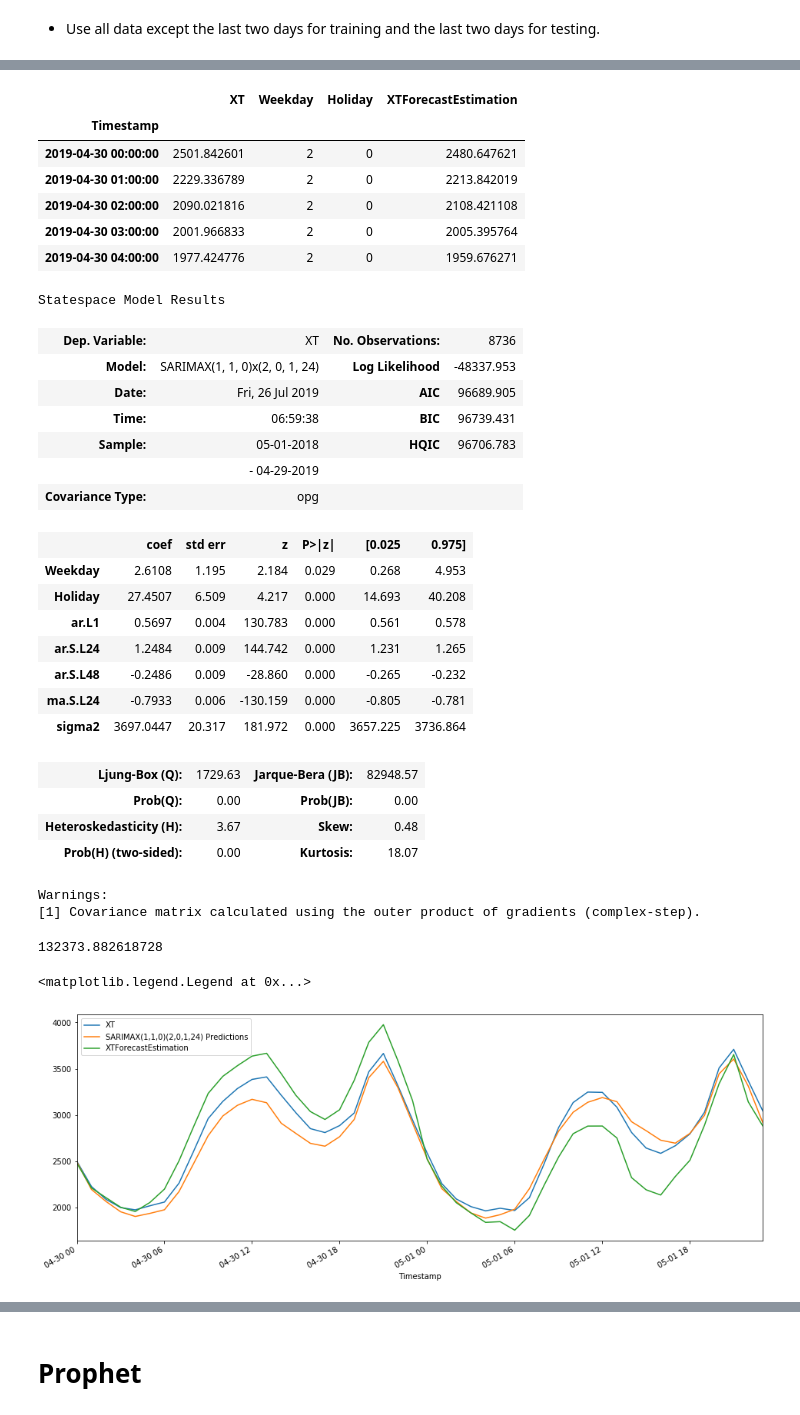
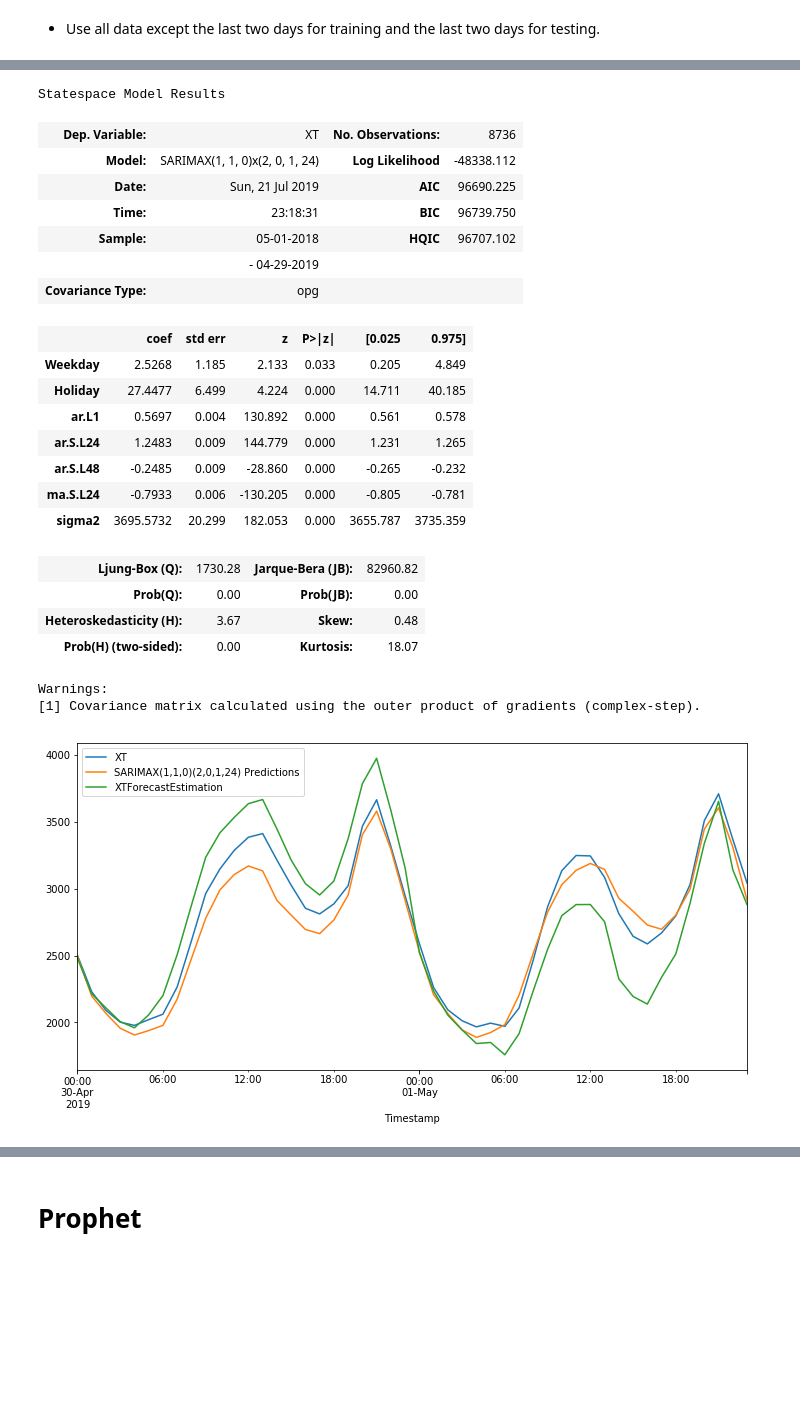
Before and after one commit to Darzan21/Electric-Load-Forecasting, a Jupyter notebook: LoadForecasting.ipynb, the cells around one changed output, grey strips where cells are left out. Drawn from its saved outputs; the diff is of its cells as text; code cells hidden in the pictures; blank space fills up the shorter version.

```diff
--- a/LoadForecasting.ipynb
+++ b/LoadForecasting.ipynb
@@ -110,10 +110,7 @@ forecast.head()
 5 rows × 35 columns
 # %%
 #data manipulation to create new dataframe
-forecast = forecast.iloc[:, 2:-6]
-prediction = pd.melt(forecast,
-                     id_vars=["Weekday", "Holiday", "Date"],
-                     var_name='Hour',
-                     value_name='ForecastTotalLoad')
+forecast2=forecast[['Weekday',  'Holiday','Date', 1,2,3,4,5,6,7,8,9,10,11,12,13,14,15,16,17,18,19,20,21,22,23,24]]
+prediction = pd.melt(forecast2, id_vars=["Weekday", "Holiday", "Date"])
 prediction.head(10)
 # %% [output]
@@ -142,3 +139,7 @@ prediction.tail(10)
 | 12381 | 3 | 0 | 2019-05-29 | 24 | 5111.0 |
 | 12382 | 4 | 0 | 2019-05-30 | 24 | 5185.0 |
 | 12383 | 5 | 0 | 2019-05-31 | 24 | 5105.0 |
+# %%
+#rename columns
+prediction.columns=[ 'Weekday', 'Holiday', 'Date', 'Hour', 'ForecastTotalLoad' ]
+prediction.head(10)
@@ -547,14 +542,3 @@ train.tail()
-# %%
-test = df1.iloc[-24*2:]
-test.head()
-# %% [output]
-|  | XT | Weekday | Holiday | XTForecastEstimation |
-| Timestamp |  |  |  |  |
-| 2019-04-30 00:00:00 | 2501.842601 | 2 | 0 | 2480.647621 |
-| 2019-04-30 01:00:00 | 2229.336789 | 2 | 0 | 2213.842019 |
-| 2019-04-30 02:00:00 | 2090.021816 | 2 | 0 | 2108.421108 |
-| 2019-04-30 03:00:00 | 2001.966833 | 2 | 0 | 2005.395764 |
-| 2019-04-30 04:00:00 | 1977.424776 | 2 | 0 | 1959.676271 |
 # %%
 #run model
 model = SARIMAX(train['XT'],
@@ -567,21 +551,21 @@ results.summary()
 # %% [output]
 Statespace Model Results
 | Dep. Variable: | XT | No. Observations: | 8736 |
-| Model: | SARIMAX(1, 1, 0)x(2, 0, 1, 24) | Log Likelihood | -48337.953 |
-| Date: | Fri, 26 Jul 2019 | AIC | 96689.905 |
-| Time: | 06:59:38 | BIC | 96739.431 |
-| Sample: | 05-01-2018 | HQIC | 96706.783 |
+| Model: | SARIMAX(1, 1, 0)x(2, 0, 1, 24) | Log Likelihood | -48338.112 |
+| Date: | Sun, 21 Jul 2019 | AIC | 96690.225 |
+| Time: | 23:18:31 | BIC | 96739.750 |
+| Sample: | 05-01-2018 | HQIC | 96707.102 |
 |  | - 04-29-2019 |  |  |
 | Covariance Type: | opg |  |  |
 |  | coef | std err | z | P>|z| | [0.025 | 0.975] |
-| Weekday | 2.6108 | 1.195 | 2.184 | 0.029 | 0.268 | 4.953 |
-| Holiday | 27.4507 | 6.509 | 4.217 | 0.000 | 14.693 | 40.208 |
-| ar.L1 | 0.5697 | 0.004 | 130.783 | 0.000 | 0.561 | 0.578 |
-| ar.S.L24 | 1.2484 | 0.009 | 144.742 | 0.000 | 1.231 | 1.265 |
-| ar.S.L48 | -0.2486 | 0.009 | -28.860 | 0.000 | -0.265 | -0.232 |
-| ma.S.L24 | -0.7933 | 0.006 | -130.159 | 0.000 | -0.805 | -0.781 |
-| sigma2 | 3697.0447 | 20.317 | 181.972 | 0.000 | 3657.225 | 3736.864 |
+| Weekday | 2.5268 | 1.185 | 2.133 | 0.033 | 0.205 | 4.849 |
+| Holiday | 27.4477 | 6.499 | 4.224 | 0.000 | 14.711 | 40.185 |
+| ar.L1 | 0.5697 | 0.004 | 130.892 | 0.000 | 0.561 | 0.578 |
+| ar.S.L24 | 1.2483 | 0.009 | 144.779 | 0.000 | 1.231 | 1.265 |
+| ar.S.L48 | -0.2485 | 0.009 | -28.860 | 0.000 | -0.265 | -0.232 |
+| ma.S.L24 | -0.7933 | 0.006 | -130.205 | 0.000 | -0.805 | -0.781 |
+| sigma2 | 3695.5732 | 20.299 | 182.053 | 0.000 | 3655.787 | 3735.359 |
-| Ljung-Box (Q): | 1729.63 | Jarque-Bera (JB): | 82948.57 |
+| Ljung-Box (Q): | 1730.28 | Jarque-Bera (JB): | 82960.82 |
 | Prob(Q): | 0.00 | Prob(JB): | 0.00 |
 | Heteroskedasticity (H): | 3.67 | Skew: | 0.48 |
 | Prob(H) (two-sided): | 0.00 | Kurtosis: | 18.07 |
@@ -595,21 +579,14 @@ exog_forecast = test[['Holiday','Weekday']]  # requires two brackets to yield a
 predictions = results.predict(start=start,
                               end=end,
                               exog=exog_forecast).rename('SARIMAX(1,1,0)(2,0,1,24) Predictions')
-# %%
-test['XT'].sum()
-# %% [output]
-132373.882618728
 # %%
 # Plot predictions against known values
-fig, axes = plt.subplots(1, figsize=(16,6))
-axes.plot(test.index, test['XT'], label='XT')
-predictions.plot(legend=True, axes=axes)
-final['XTForecastEstimation'].loc['2019-04-30':'2019-05-01'].plot(legend=True, axes=axes)
-axes.autoscale(axis='x', tight=True)
-axes.legend()
+ax = test['XT'].plot(legend=True,figsize=(12,6))
+predictions.plot(legend=True)
+final['XTForecastEstimation'].loc['2019-04-30':'2019-05-01'].plot(legend=True)
+ax.autoscale(axis='x',tight=True)
 # %% [output]
-<matplotlib.legend.Legend at 0x...>
-[figure, old version]
+[figure, new version]
 # %%
 from statsmodels.tools.eval_measures import mse,rmse
 
```
Also changed, not shown: parts of 54 cells of this notebook.
